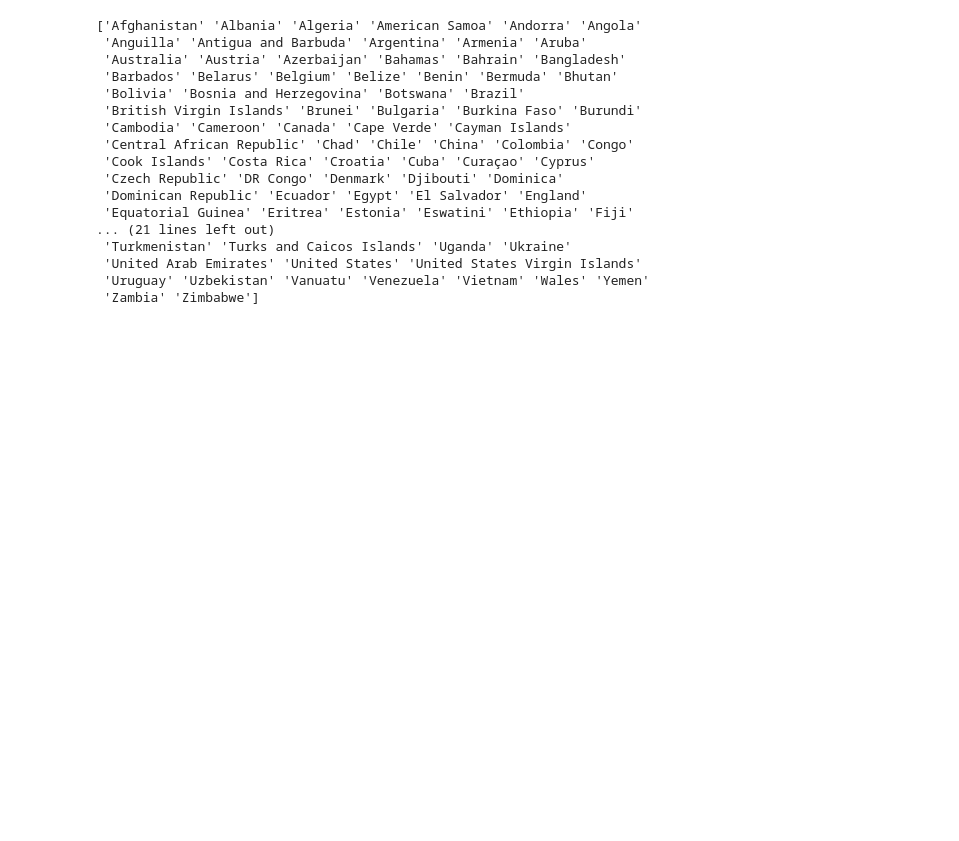
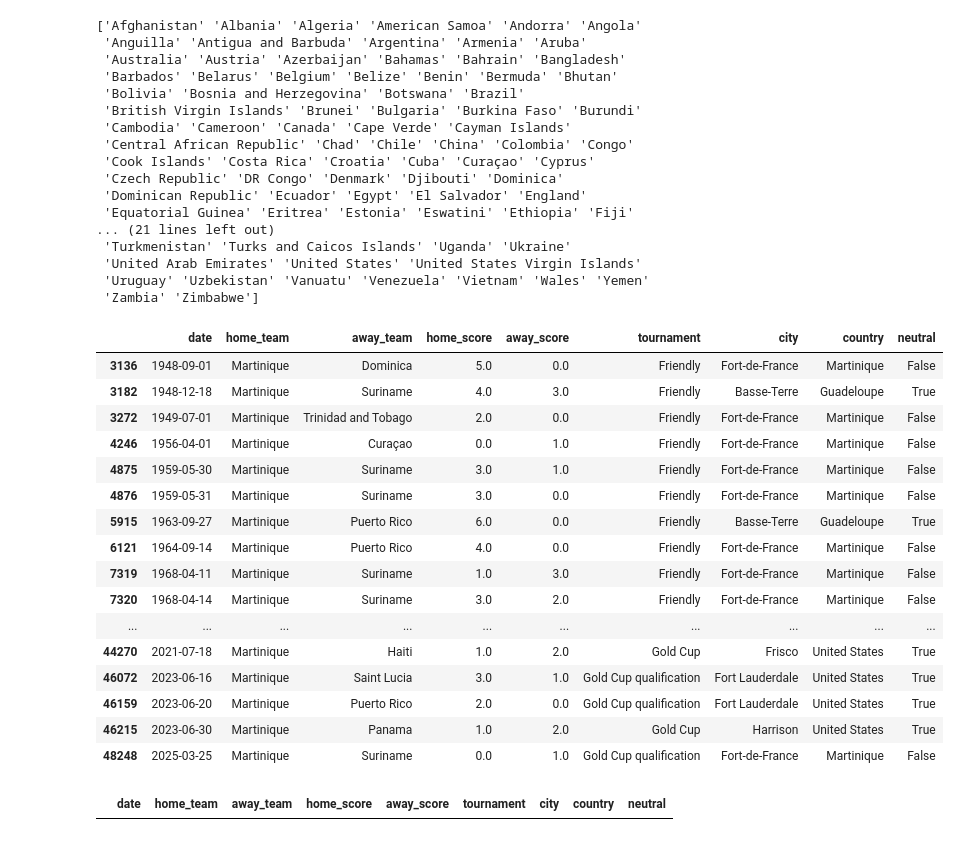
Before and after one commit to jlnsmith2001/world_cup_prediction_platform, a Jupyter notebook: notebooks/international_matches.ipynb, the cells around one changed output. Cells and saved outputs as stored; diff of their text form; code cells hidden in the pictures; blank space fills up the shorter version.

Commit message:
removed team inconsistencies across goalscorers.csv and matchresults.csvs

```diff
--- a/notebooks/international_matches.ipynb
+++ b/notebooks/international_matches.ipynb
@@ -86,3 +86,6 @@ city              0
 country           0
 neutral       36360
 dtype: int64
+# %%
+df["date"] = pd.to_datetime(df["date"])
+df.info()
@@ -581,3 +600,30 @@ fifa_df.loc[
     fifa_df["fifa_code"] == "PNG",
     "country_iso2_code"
 ] = "PG"
+# %%
+countries_matches[countries_matches["home_team"] == "Martinique"
+]
+# %% [output]
+|  | date | home_team | away_team | home_score | away_score | tournament | city | country | neutral |
+| 3136 | 1948-09-01 | Martinique | Dominica | 5.0 | 0.0 | Friendly | Fort-de-France | Martinique | False |
+| 3182 | 1948-12-18 | Martinique | Suriname | 4.0 | 3.0 | Friendly | Basse-Terre | Guadeloupe | True |
+| 3272 | 1949-07-01 | Martinique | Trinidad and Tobago | 2.0 | 0.0 | Friendly | Fort-de-France | Martinique | False |
+| 4246 | 1956-04-01 | Martinique | Curaçao | 0.0 | 1.0 | Friendly | Fort-de-France | Martinique | False |
+| 4875 | 1959-05-30 | Martinique | Suriname | 3.0 | 1.0 | Friendly | Fort-de-France | Martinique | False |
+| 4876 | 1959-05-31 | Martinique | Suriname | 3.0 | 0.0 | Friendly | Fort-de-France | Martinique | False |
+| 5915 | 1963-09-27 | Martinique | Puerto Rico | 6.0 | 0.0 | Friendly | Basse-Terre | Guadeloupe | True |
+| 6121 | 1964-09-14 | Martinique | Puerto Rico | 4.0 | 0.0 | Friendly | Fort-de-France | Martinique | False |
+| 7319 | 1968-04-11 | Martinique | Suriname | 1.0 | 3.0 | Friendly | Fort-de-France | Martinique | False |
+| 7320 | 1968-04-14 | Martinique | Suriname | 3.0 | 2.0 | Friendly | Fort-de-France | Martinique | False |
+| ... | ... | ... | ... | ... | ... | ... | ... | ... | ... |
+| 44270 | 2021-07-18 | Martinique | Haiti | 1.0 | 2.0 | Gold Cup | Frisco | United States | True |
+| 46072 | 2023-06-16 | Martinique | Saint Lucia | 3.0 | 1.0 | Gold Cup qualification | Fort Lauderdale | United States | True |
+| 46159 | 2023-06-20 | Martinique | Puerto Rico | 2.0 | 0.0 | Gold Cup qualification | Fort Lauderdale | United States | True |
+| 46215 | 2023-06-30 | Martinique | Panama | 1.0 | 2.0 | Gold Cup | Harrison | United States | True |
+| 48248 | 2025-03-25 | Martinique | Suriname | 0.0 | 1.0 | Gold Cup qualification | Fort-de-France | Martinique | False |
+# %%
+countries_matches = countries_matches[~countries_matches["home_team"].isin(["Palau", "Martinique", "Mayotte"]) & ~countries_matches["away_team"].isin(["Palau", "Martinique", "Mayotte"])]
+countries_matches[countries_matches["home_team"] == "Martinique"
+]
+# %% [output]
+|  | date | home_team | away_team | home_score | away_score | tournament | city | country | neutral |
```
Also changed, not shown: parts of 2 cells of this notebook.
